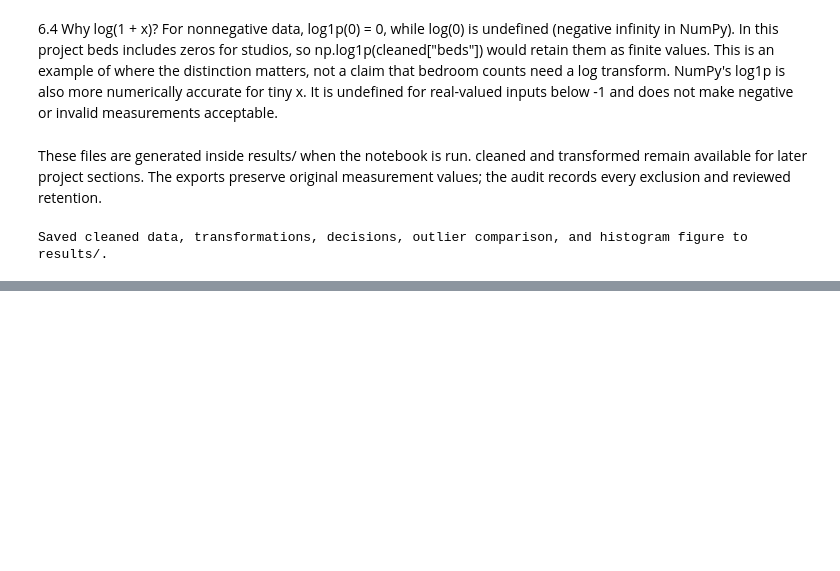
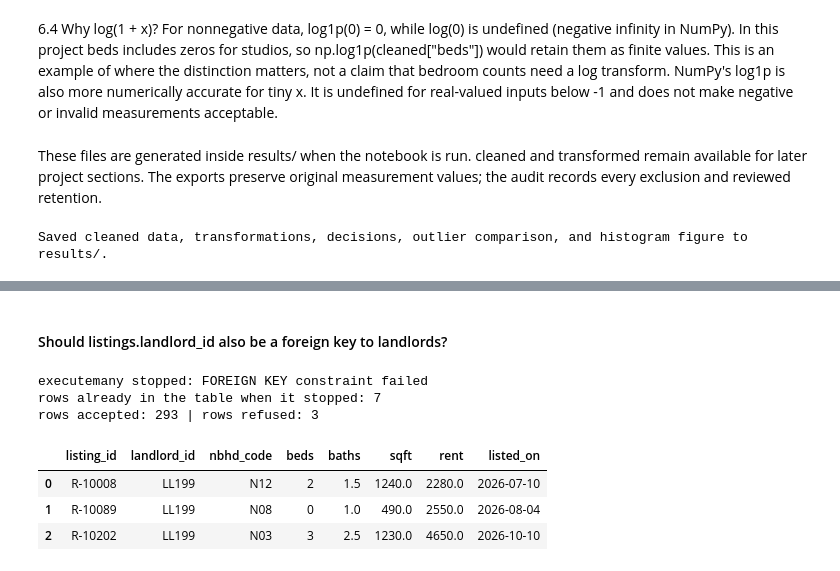
Before and after one commit to Shirjak7/capital_rentals, a Jupyter notebook: capital_rentals.ipynb, the cells around one changed output, grey strips where cells are left out. Saved outputs shown, nothing was run; the diff lists cells and outputs as text; code cells hidden in the pictures; blank space fills up the shorter version.

```diff
--- a/capital_rentals.ipynb
+++ b/capital_rentals.ipynb
@@ -541,0 +685,43 @@ Saved cleaned data, transformations, decisions, outlier comparison, and histogra
+# %% [markdown]
+#### Should listings.landlord_id also be a foreign key to landlords?
+# %%
+# Try it in a throwaway database in memory, so rentals.db stays exactly as built above
+test = sqlite3.connect(":memory:")
+test.execute("PRAGMA foreign_keys = ON")
+test.executescript("""
+CREATE TABLE landlords (landlord_id TEXT PRIMARY KEY, name TEXT NOT NULL, type TEXT,
+                        phone TEXT, email TEXT UNIQUE, rating REAL, since INTEGER);
+CREATE TABLE listings (listing_id TEXT PRIMARY KEY, landlord_id TEXT, nbhd_code TEXT NOT NULL,
+                       beds INTEGER, baths REAL, sqft REAL, rent REAL, listed_on TEXT,
+                       FOREIGN KEY (landlord_id) REFERENCES landlords (landlord_id));
+""")
+test.executemany("INSERT INTO landlords VALUES (?, ?, ?, ?, ?, ?, ?)",
+                 landlord_table.itertuples(index=False, name=None))
+test.commit()
+
+try:
+    test.executemany("INSERT INTO listings VALUES (?, ?, ?, ?, ?, ?, ?, ?)",
+                     listing_table.itertuples(index=False, name=None))
+except sqlite3.IntegrityError as err:
+    print("executemany stopped:", err)
+    print("rows already in the table when it stopped:", test.execute("SELECT COUNT(*) FROM listings").fetchone()[0])
+    test.rollback()
+
+# insert the listings one at a time to see every row the foreign key refuses
+refused = []
+for row in listing_table.itertuples(index=False, name=None):
+    try:
+        test.execute("INSERT INTO listings VALUES (?, ?, ?, ?, ?, ?, ?, ?)", row)
+    except sqlite3.IntegrityError:
+        refused.append(row)
+print("rows accepted:", test.execute("SELECT COUNT(*) FROM listings").fetchone()[0], "| rows refused:", len(refused))
+display(pd.DataFrame(refused, columns=listing_table.columns))
+test.close()
+# %% [output]
+executemany stopped: FOREIGN KEY constraint failed
+rows already in the table when it stopped: 7
+rows accepted: 293 | rows refused: 3
+|  | listing_id | landlord_id | nbhd_code | beds | baths | sqft | rent | listed_on |
+| 0 | R-10008 | LL199 | N12 | 2 | 1.5 | 1240.0 | 2280.0 | 2026-07-10 |
+| 1 | R-10089 | LL199 | N08 | 0 | 1.0 | 490.0 | 2550.0 | 2026-08-04 |
+| 2 | R-10202 | LL199 | N03 | 3 | 2.5 | 1230.0 | 4650.0 | 2026-10-10 |
```
Also changed, not shown: parts of 8 cells of this notebook, 1 other file.
